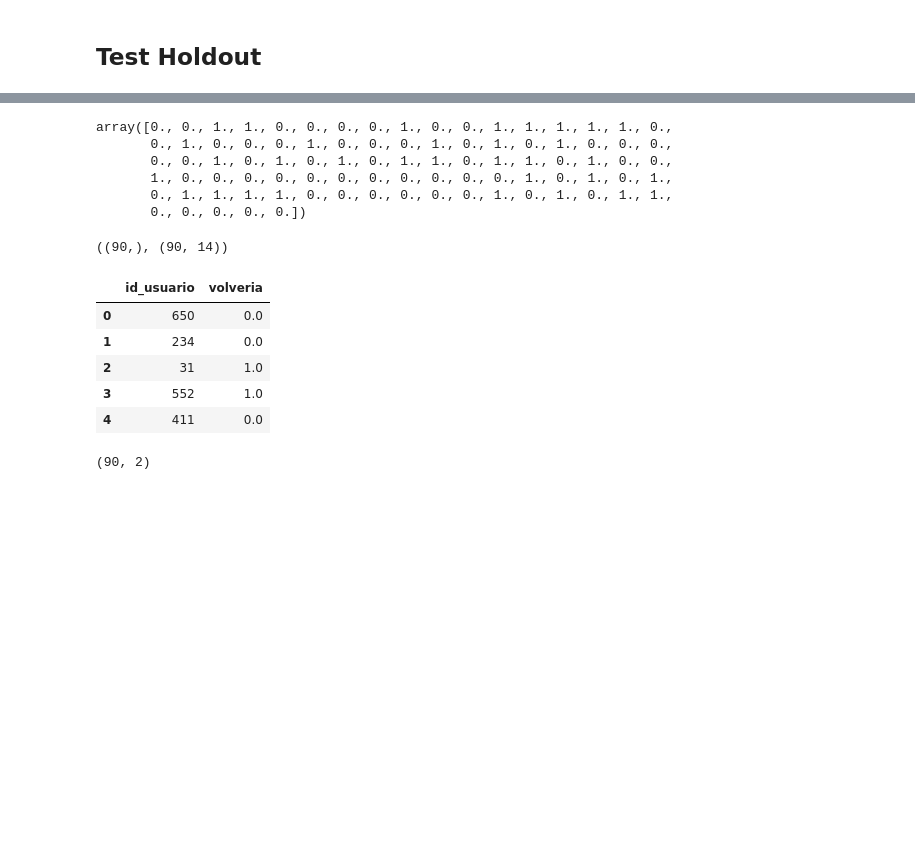
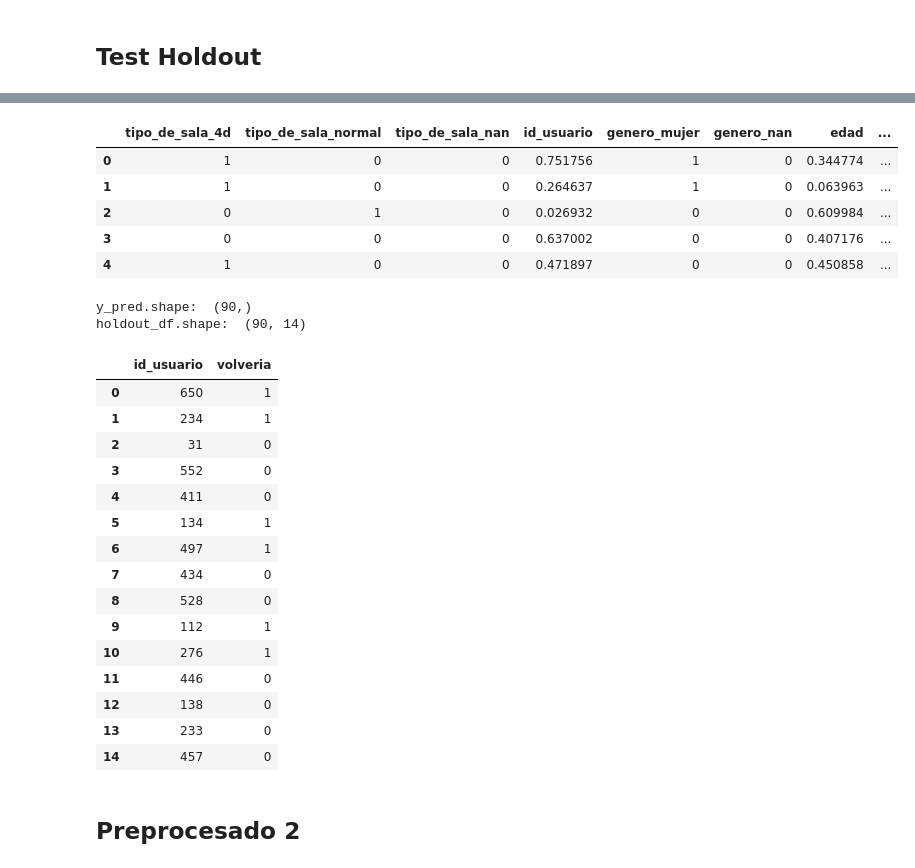
Before and after one commit to JuanOpizzi/Datos-2020-2c, a Jupyter notebook: TP2/svc.ipynb, the cells around one changed output, grey strips where cells are left out. Cells and saved outputs as stored; diff of their text form; code cells hidden in the pictures; blank space fills up the shorter version.

```diff
--- a/TP2/svc.ipynb
+++ b/TP2/svc.ipynb
@@ -143,4 +104,4 @@ plot_confusion_matrix(y_test, super_vector.predict(X_test))
 # %% [markdown]
 ## Test Holdout
 # %%
-holdout = 'https://drive.google.com/uc?export=download&id=1I980-_K9iOucJO26SG5_M8RELOQ5VB6A'
+holdout = pd.read_csv('https://drive.google.com/uc?export=download&id=1I980-_K9iOucJO26SG5_M8RELOQ5VB6A')
@@ -161,36 +108,36 @@ df_h.head()
-# %%
-y_pred = super_vector.predict(df_h)
-y_pred
-# %% [output]
-array([0., 0., 1., 1., 0., 0., 0., 0., 1., 0., 0., 1., 1., 1., 1., 1., 0.,
-       0., 1., 0., 0., 0., 1., 0., 0., 0., 1., 0., 1., 0., 1., 0., 0., 0.,
-       0., 0., 1., 0., 1., 0., 1., 0., 1., 1., 0., 1., 1., 0., 1., 0., 0.,
-       1., 0., 0., 0., 0., 0., 0., 0., 0., 0., 0., 0., 1., 0., 1., 0., 1.,
-       0., 1., 1., 1., 1., 0., 0., 0., 0., 0., 0., 1., 0., 1., 0., 1., 1.,
-       0., 0., 0., 0., 0.])
-# %%
-(y_pred.shape, df_h.shape)
-# %% [output]
-((90,), (90, 14))
-# %%
-serie_predicha = pd.Series(y_pred, name='volveria')
-serie_predicha = serie_predicha.to_frame()
-holdout_df = generate_holdout_dataset(holdout).drop(['volveria'], axis=1)
-df_predicho = holdout_df.join(serie_predicha, how='inner')
-
-cols = ['id_usuario', 'volveria']
-df_resultado = df_predicho[cols]
-df_resultado.head()
-# %% [output]
-|  | id_usuario | volveria |
-| 0 | 650 | 0.0 |
-| 1 | 234 | 0.0 |
-| 2 | 31 | 1.0 |
-| 3 | 552 | 1.0 |
-| 4 | 411 | 0.0 |
-# %%
-df_resultado.shape
-# %% [output]
-(90, 2)
+# %%
+df_h = preprocesado_1(holdout, columnillas)
+df_h.head()
+# %% [output]
+|  | tipo_de_sala_4d | tipo_de_sala_normal | tipo_de_sala_nan | id_usuario | genero_mujer | genero_nan | edad | ... |
+| 0 | 1 | 0 | 0 | 0.751756 | 1 | 0 | 0.344774 | ... |
+| 1 | 1 | 0 | 0 | 0.264637 | 1 | 0 | 0.063963 | ... |
+| 2 | 0 | 1 | 0 | 0.026932 | 0 | 0 | 0.609984 | ... |
+| 3 | 0 | 0 | 0 | 0.637002 | 0 | 0 | 0.407176 | ... |
+| 4 | 1 | 0 | 0 | 0.471897 | 0 | 0 | 0.450858 | ... |
+# %%
+df_resultado = evaluate_holdout(holdout, df_h, super_vector)
+df_resultado.head(15)
+# %% [output]
+y_pred.shape:  (90,)
+holdout_df.shape:  (90, 14)
+|  | id_usuario | volveria |
+| 0 | 650 | 1 |
+| 1 | 234 | 1 |
+| 2 | 31 | 0 |
+| 3 | 552 | 0 |
+| 4 | 411 | 0 |
+| 5 | 134 | 1 |
+| 6 | 497 | 1 |
+| 7 | 434 | 0 |
+| 8 | 528 | 0 |
+| 9 | 112 | 1 |
+| 10 | 276 | 1 |
+| 11 | 446 | 0 |
+| 12 | 138 | 0 |
+| 13 | 233 | 0 |
+| 14 | 457 | 0 |
 # %%
 df_resultado.to_csv('prediccion/SVC_resultado_final.csv')
+# %% [markdown]
+## Preprocesado 2
```
Also changed, not shown: parts of 40 cells of this notebook, 1 other file.
